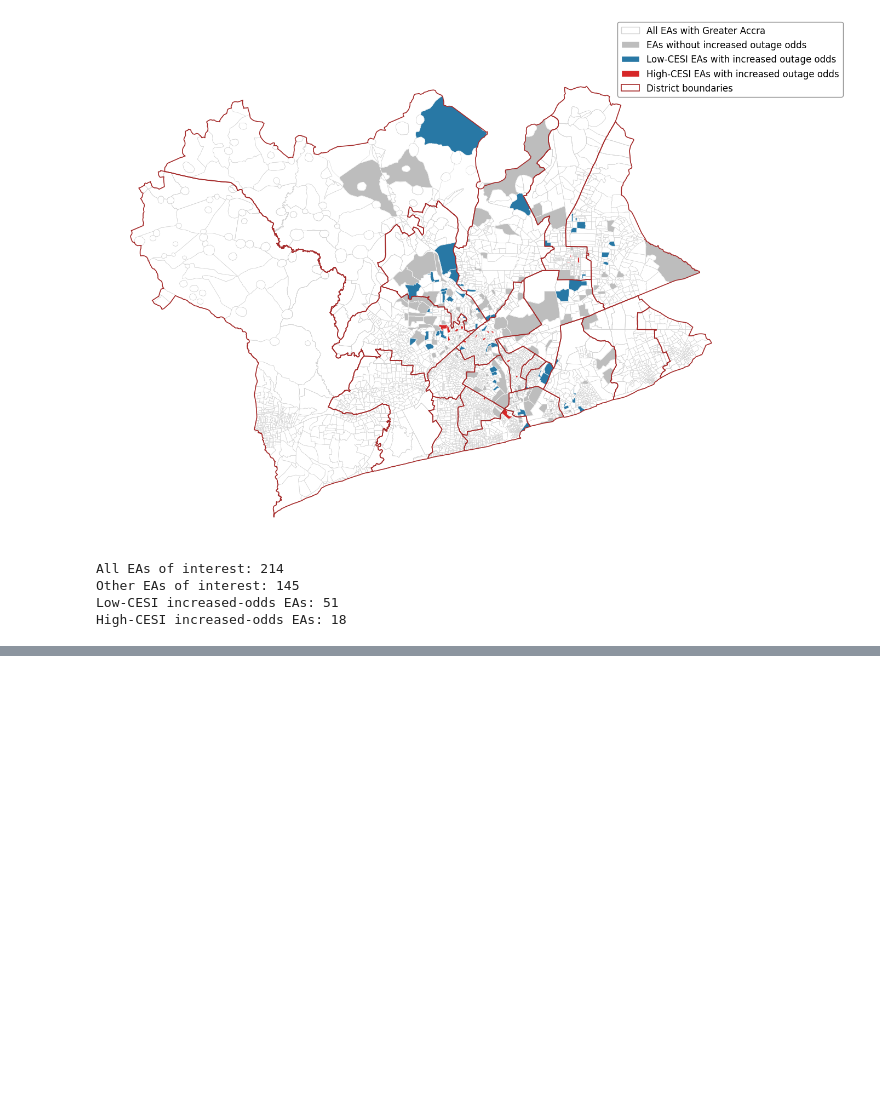
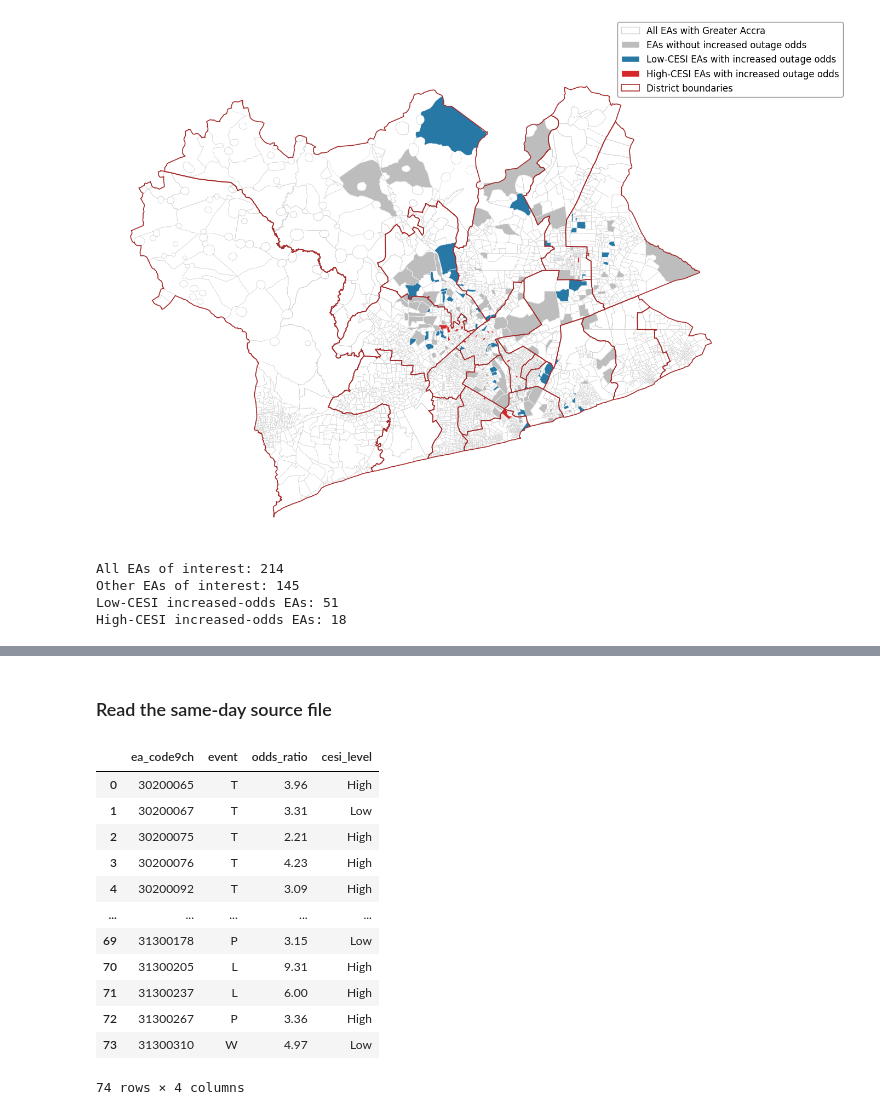
Before and after one commit to KaytheDee/pqr_extreme_weather_analysis, a Jupyter notebook: notebooks/_Logit_spatial_analysis_outage_per_EA.ipynb, the cells around one changed output, grey strips where cells are left out. Cells and saved outputs as stored; diff of their text form; code cells hidden in the pictures; blank space fills up the shorter version.

```diff
--- a/notebooks/_Logit_spatial_analysis_outage_per_EA.ipynb
+++ b/notebooks/_Logit_spatial_analysis_outage_per_EA.ipynb
@@ -1623,0 +1713,2 @@ High-CESI increased-odds EAs: 18
+# %% [markdown]
+### Read the same-day source file
@@ -1623,0 +1725,16 @@ High-CESI increased-odds EAs: 18
+# %%
+same_day_summary_df
+# %% [output]
+|  | ea_code9ch | event | odds_ratio | cesi_level |
+| 0 | 30200065 | T | 3.96 | High |
+| 1 | 30200067 | T | 3.31 | Low |
+| 2 | 30200075 | T | 2.21 | High |
+| 3 | 30200076 | T | 4.23 | High |
+| 4 | 30200092 | T | 3.09 | High |
+| ... | ... | ... | ... | ... |
+| 69 | 31300178 | P | 3.15 | Low |
+| 70 | 31300205 | L | 9.31 | High |
+| 71 | 31300237 | L | 6.00 | High |
+| 72 | 31300267 | P | 3.36 | High |
+| 73 | 31300310 | W | 4.97 | Low |
+74 rows × 4 columns
```
Also changed, not shown: parts of 11 cells of this notebook, 1 other file.
